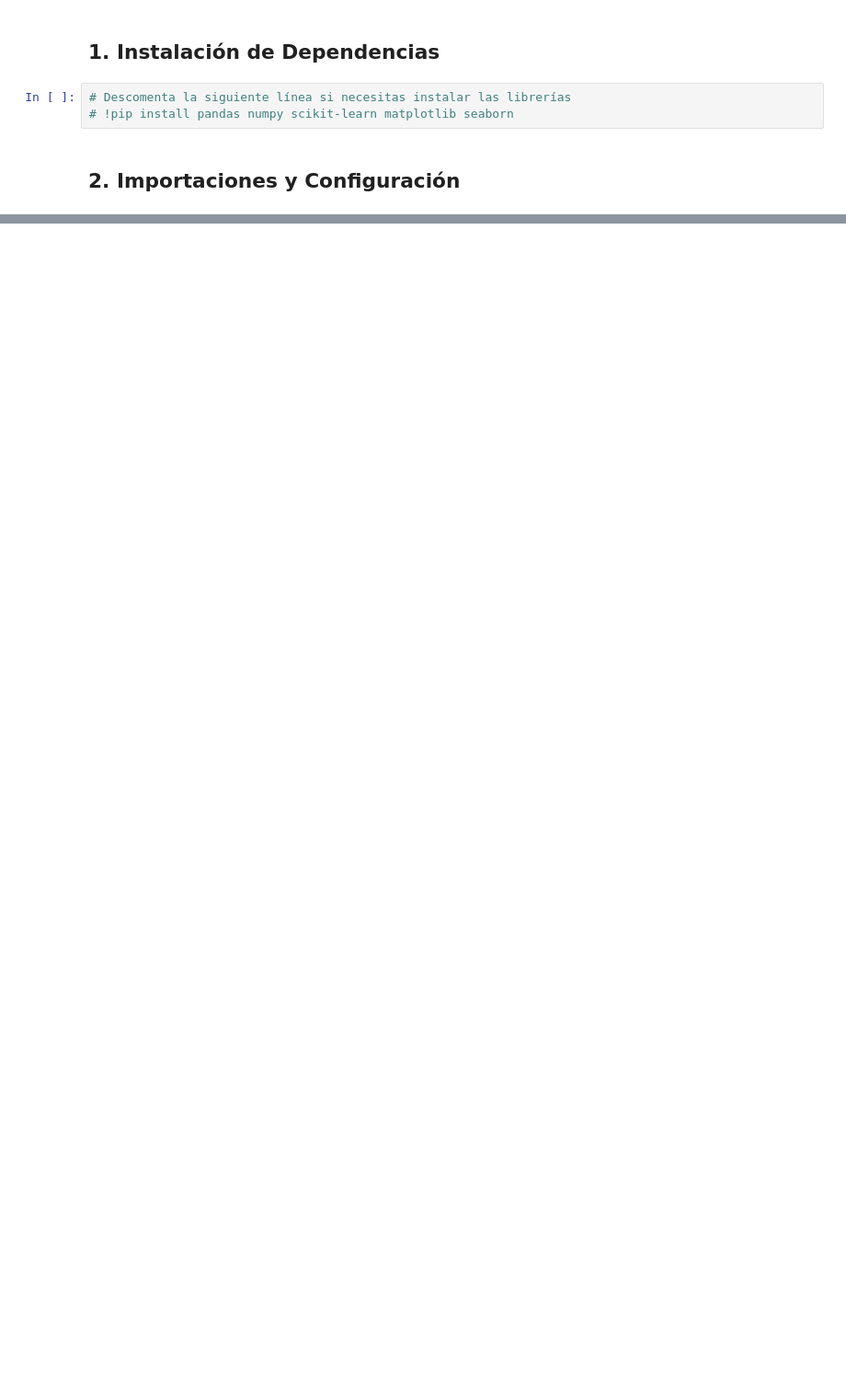
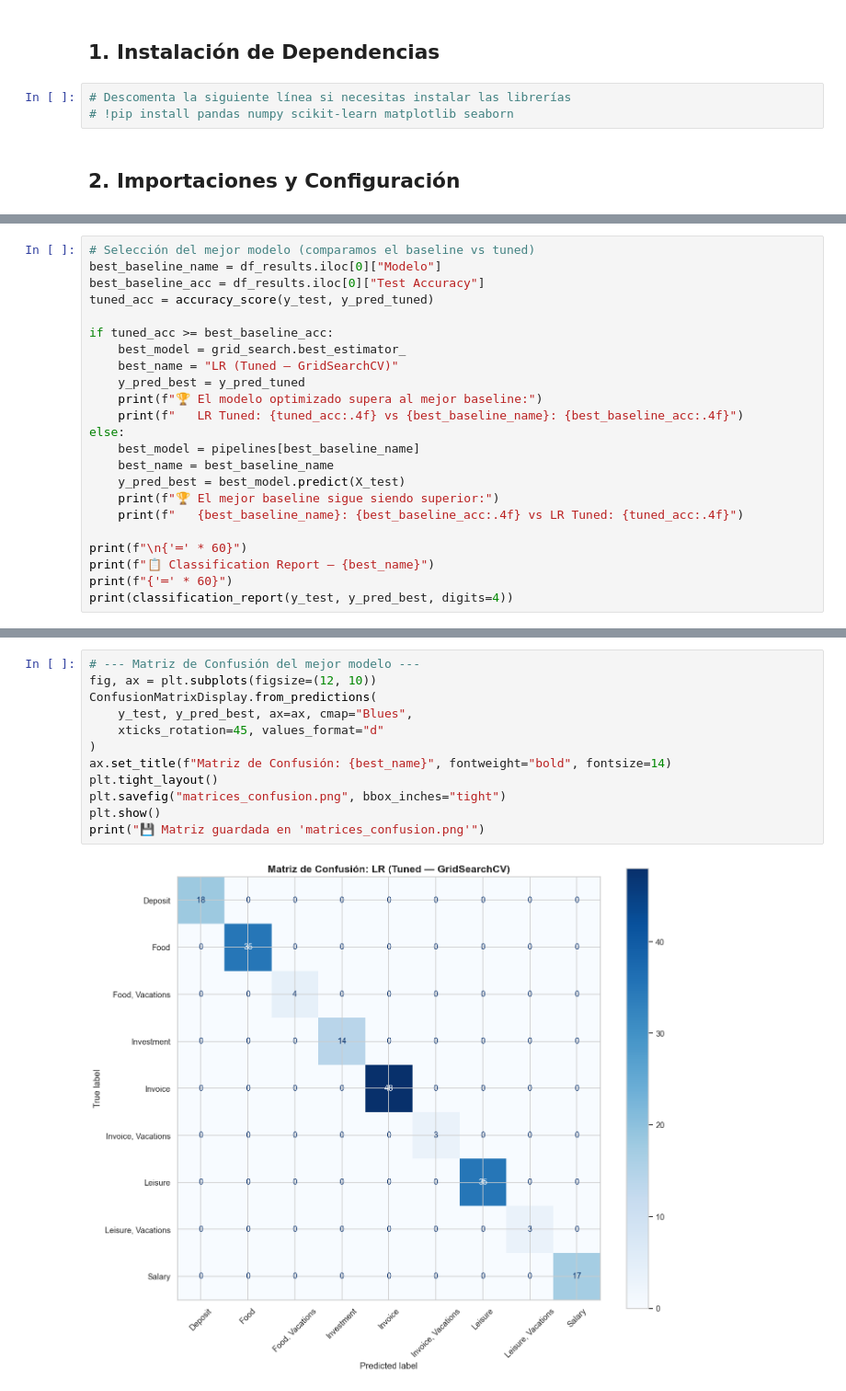
Before and after one commit to Di3g0E/P2_AP-IA, a Jupyter notebook: playground/nlp_area_classifier.ipynb, the cells around one changed output, grey strips where cells are left out. Shown at 92% size. Drawn from its saved outputs; the diff is of its cells as text; blank space fills up the shorter version.

```diff
--- a/playground/nlp_area_classifier.ipynb
+++ b/playground/nlp_area_classifier.ipynb
@@ -205,0 +507,23 @@ for text, p in zip(test_samples, preds):
+# %%
+# Selección del mejor modelo (comparamos el baseline vs tuned)
+best_baseline_name = df_results.iloc[0]["Modelo"]
+best_baseline_acc = df_results.iloc[0]["Test Accuracy"]
+tuned_acc = accuracy_score(y_test, y_pred_tuned)
+
+if tuned_acc >= best_baseline_acc:
+    best_model = grid_search.best_estimator_
+    best_name = "LR (Tuned — GridSearchCV)"
+    y_pred_best = y_pred_tuned
+    print(f"🏆 El modelo optimizado supera al mejor baseline:")
+    print(f"   LR Tuned: {tuned_acc:.4f} vs {best_baseline_name}: {best_baseline_acc:.4f}")
+else:
+    best_model = pipelines[best_baseline_name]
+    best_name = best_baseline_name
+    y_pred_best = best_model.predict(X_test)
+    print(f"🏆 El mejor baseline sigue siendo superior:")
+    print(f"   {best_baseline_name}: {best_baseline_acc:.4f} vs LR Tuned: {tuned_acc:.4f}")
+
+print(f"\n{'═' * 60}")
+print(f"📋 Classification Report — {best_name}")
+print(f"{'═' * 60}")
+print(classification_report(y_test, y_pred_best, digits=4))
@@ -205,0 +548,14 @@ for text, p in zip(test_samples, preds):
+# %%
+# --- Matriz de Confusión del mejor modelo ---
+fig, ax = plt.subplots(figsize=(12, 10))
+ConfusionMatrixDisplay.from_predictions(
+    y_test, y_pred_best, ax=ax, cmap="Blues",
+    xticks_rotation=45, values_format="d"
+)
+ax.set_title(f"Matriz de Confusión: {best_name}", fontweight="bold", fontsize=14)
+plt.tight_layout()
+plt.savefig("matrices_confusion.png", bbox_inches="tight")
+plt.show()
+print("💾 Matriz guardada en 'matrices_confusion.png'")
+# %% [output]
+[figure, added]
```
Also changed, not shown: parts of 51 cells of this notebook, 5 other files.
